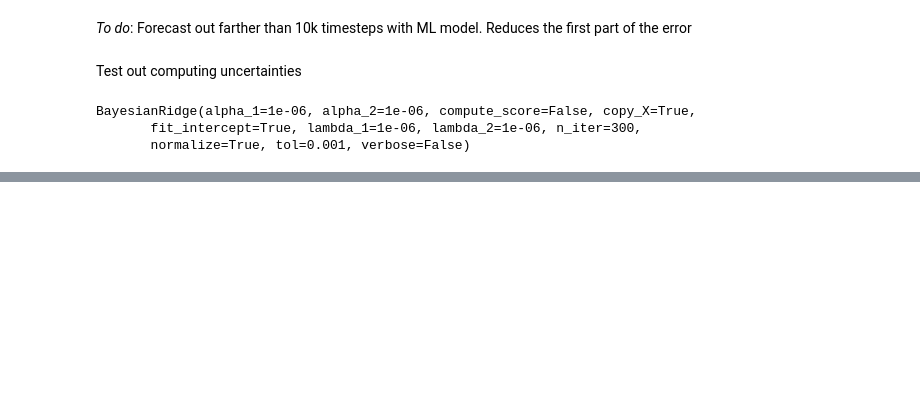
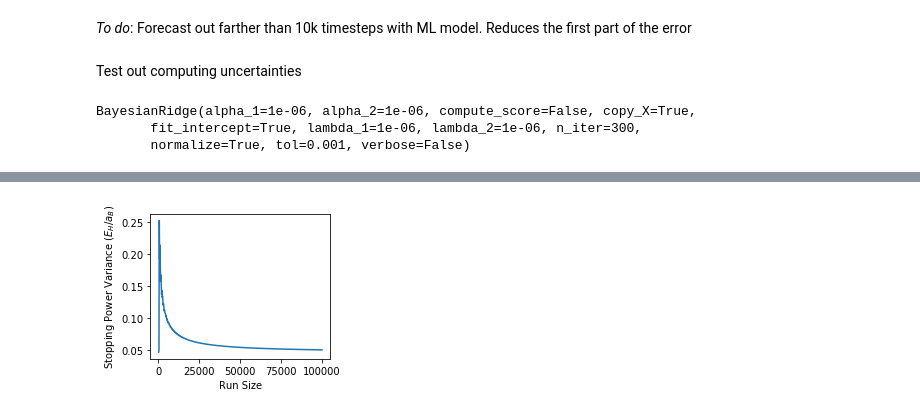
Before and after one commit to globus-labs/stopping-power-ml, a Jupyter notebook: bayesian-regression-ci.ipynb, the cells around one changed output, grey strips where cells are left out. Saved outputs shown, nothing was run; the diff lists cells and outputs as text; code cells hidden in the pictures; blank space fills up the shorter version.

```diff
--- a/bayesian-regression-ci.ipynb
+++ b/bayesian-regression-ci.ipynb
@@ -126,0 +191,13 @@ def compute_ml_stopping_power(train_data, run_data):
+# %%
+fig, ax = plt.subplots()
+
+ax.plot(run_size, results_ci, label='ML')
+
+
+ax.set_ylabel('Stopping Power Variance ($E_H / a_B$)')
+ax.set_xlabel('Run Size')
+
+fig.tight_layout()
+fig.set_size_inches(3, 2.5)
+# %% [output]
+[figure, added]
```
Also changed, not shown: parts of 26 cells of this notebook, 5 other files.
